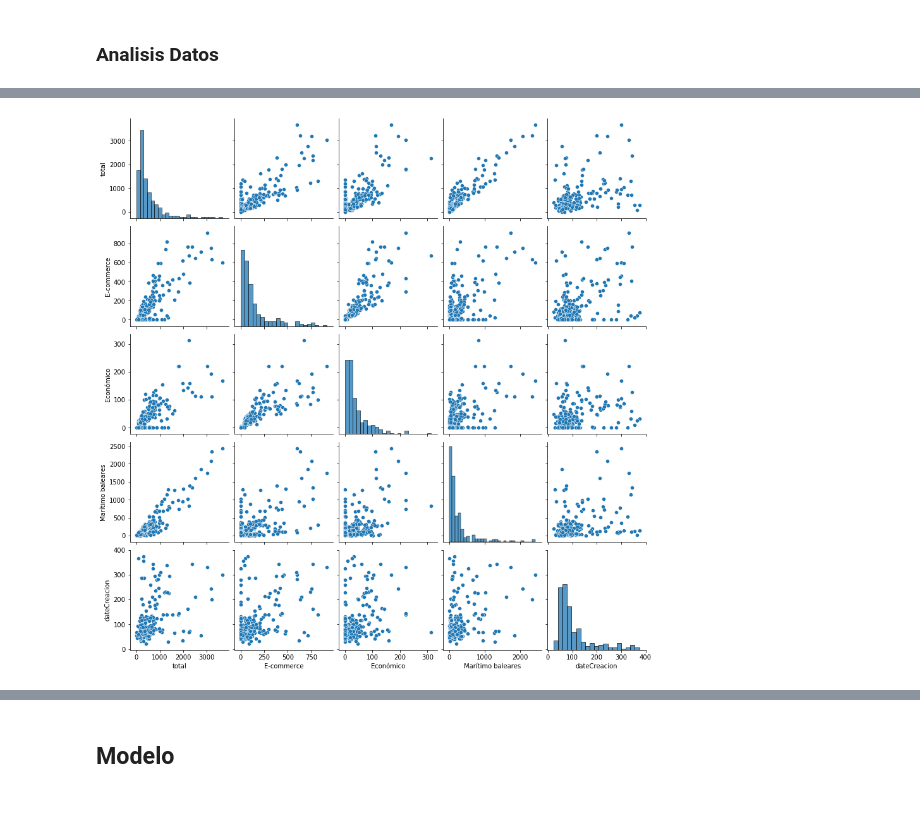
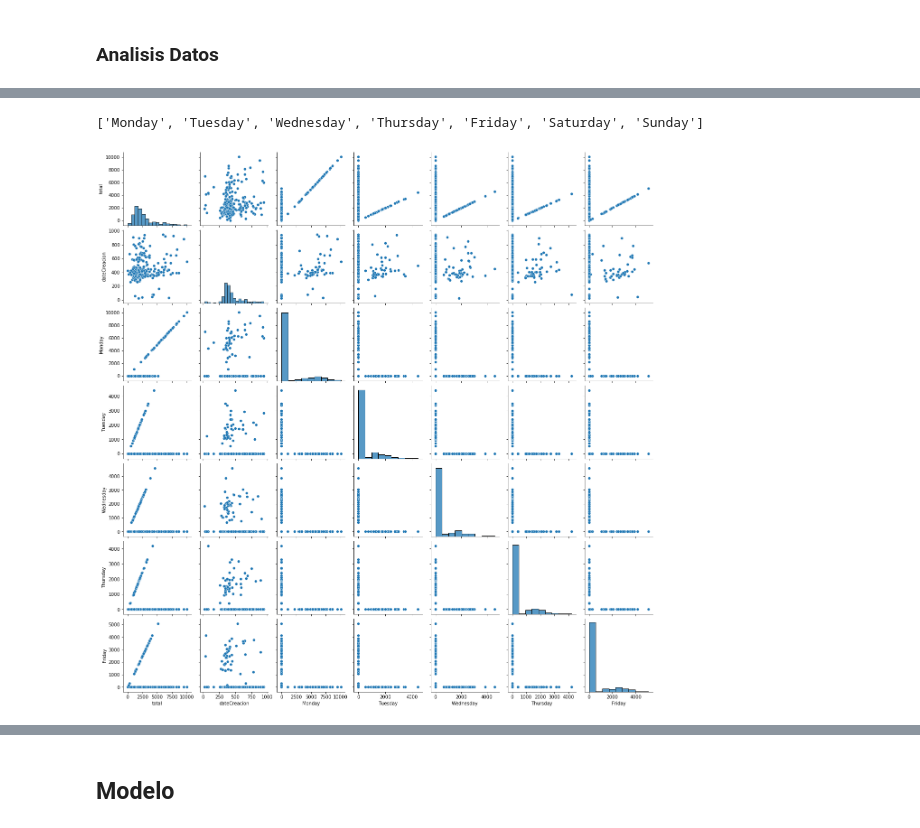
Before and after one commit to toniet/TFG, a Jupyter notebook: TFM_MVP.ipynb, the cells around one changed output, grey strips where cells are left out. Cells and saved outputs as stored; diff of their text form; code cells hidden in the pictures.

Commit message:
new data in the model

```diff
--- a/TFM_MVP.ipynb
+++ b/TFM_MVP.ipynb
@@ -134,13 +202,13 @@ encoded_df.columns = encoder.categories_[0]
 train = pd.concat([train,encoded_df], axis=1)
 # %%
 #encoder = OneHotEncoder(handle_unknown='ignore')
-#enc = train[['Franquicia origen']]
-#encoder.fit(enc.values.reshape(-1,1))
-#encoded = encoder.transform(enc.values.reshape(-1,1))
-#encoded_df = pd.DataFrame(encoded.todense())
-#encoded_df.columns = encoder.categories_[0]
+enc = train[['dayofweek']]
+encoder.fit(enc.values.reshape(-1,1))
+encoded = encoder.transform(enc.values.reshape(-1,1))
+encoded_df = pd.DataFrame(encoded.todense())
+encoded_df.columns = encoder.categories_[0]
 # %%
-#train = pd.concat([train,encoded_df], axis=1)
+train = pd.concat([train,encoded_df], axis=1)
 # %%
 #encoder = OneHotEncoder(handle_unknown='ignore')
 #enc = train[['Código postal']]
@@ -151,7 +219,7 @@ train = pd.concat([train,encoded_df], axis=1)
 # %%
 #train = pd.concat([train,encoded_df], axis=1)
 # %%
-train.drop(columns=['Código servicio','Franquicia origen','Código postal'], inplace=True)
+train.drop(columns=['Código servicio','Franquicia origen','Código postal','dayofweek'], inplace=True)
 # %%
 train = train.groupby(['Fecha envío']).sum()
 # %%
@@ -263,7 +331,7 @@ See the caveats in the documentation: https://pandas.pydata.org/pandas-docs/stab
 # %% [markdown]
 ### Analisis Datos
 # %%
-df_calls = df_calls[ df_calls['idCampanya'] == 100000015.0 ]
+#df_calls = df_calls[ df_calls['idCampanya'] == 100000015.0 ]
 # %%
 df_calls = df_calls.groupby('Date').count()
 df_calls = df_calls[['dateCreacion']]
@@ -328,10 +396,14 @@ plt.hist(df_explore['dateCreacion'])
 #df_subtotal = df_explore.iloc[:,-1]
 #df_subtotal = pd.concat([df_subset, df_subtotal], axis=1)
 #df_subtotal.head()
+# %%
+dias
+# %% [output]
+['Monday', 'Tuesday', 'Wednesday', 'Thursday', 'Friday', 'Saturday', 'Sunday']
 # %%
-sns.pairplot(df_explore.loc[:,['total','E-commerce','Económico','Marítimo baleares','dateCreacion']]);
+sns.pairplot(df_explore.loc[:,['total','dateCreacion','Monday', 'Tuesday', 'Wednesday', 'Thursday', 'Friday']]);
 # %% [output]
-[figure, old version]
+[figure, new version]
 # %%
 x = np.array(df_explore['index'])
 envios = np.array(df_explore['total'])
```
Also changed, not shown: parts of 34 cells of this notebook, 1 other file.
